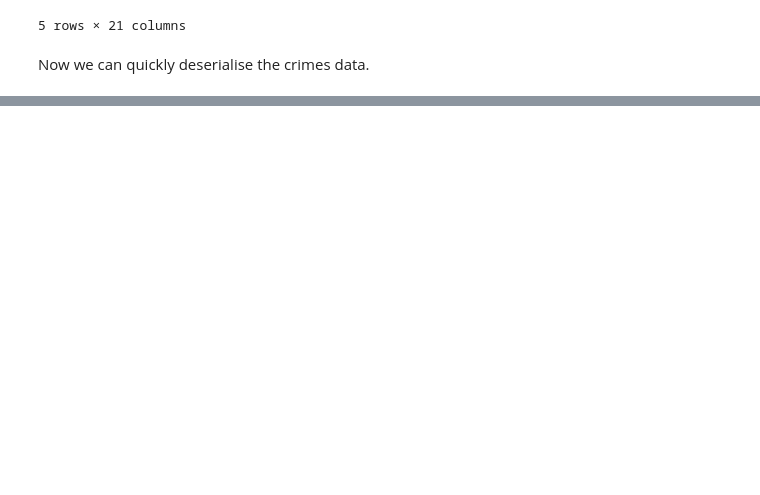
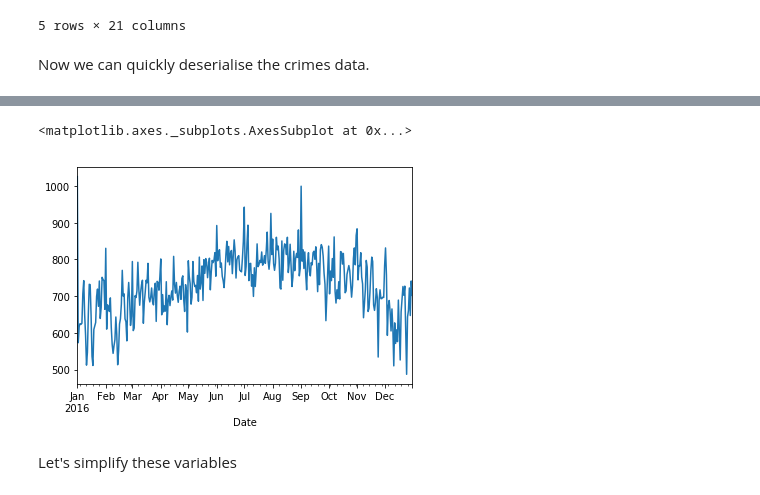
Before and after one commit to PacktPublishing/Jupyter-Notebook-for-Data-Science, a Jupyter notebook: chicago_crime_and_weather.ipynb, the cells around one changed output, grey strips where cells are left out. Saved outputs shown, nothing was run; the diff lists cells and outputs as text; code cells hidden in the pictures; blank space fills up the shorter version.

```diff
--- a/chicago_crime_and_weather.ipynb
+++ b/chicago_crime_and_weather.ipynb
@@ -38,5 +46,6 @@ crimes2016.head()
 # %% [markdown]
 Now we can quickly deserialise the crimes data.
 # %%
-crimes2016 = pd.read_csv(crimes_file_path, index_col=0, parse_dates=True, compression='gzip')
-crimes2016
+# parsing weather data and also kick out some unnecessary 2017 values
+crimes2016 = pd.read_csv(crimes_file_path, index_col=0, parse_dates=True, compression='gzip')['2016']
+crimes2016.head()
@@ -42,0 +85,7 @@ crimes2016
+# %%
+crimes2016['Primary Type'].resample('D').count().plot()
+# %% [output]
+<matplotlib.axes._subplots.AxesSubplot at 0x...>
+[figure, added]
+# %% [markdown]
+Let's simplify these variables
```
Also changed, not shown: parts of 22 cells of this notebook.
